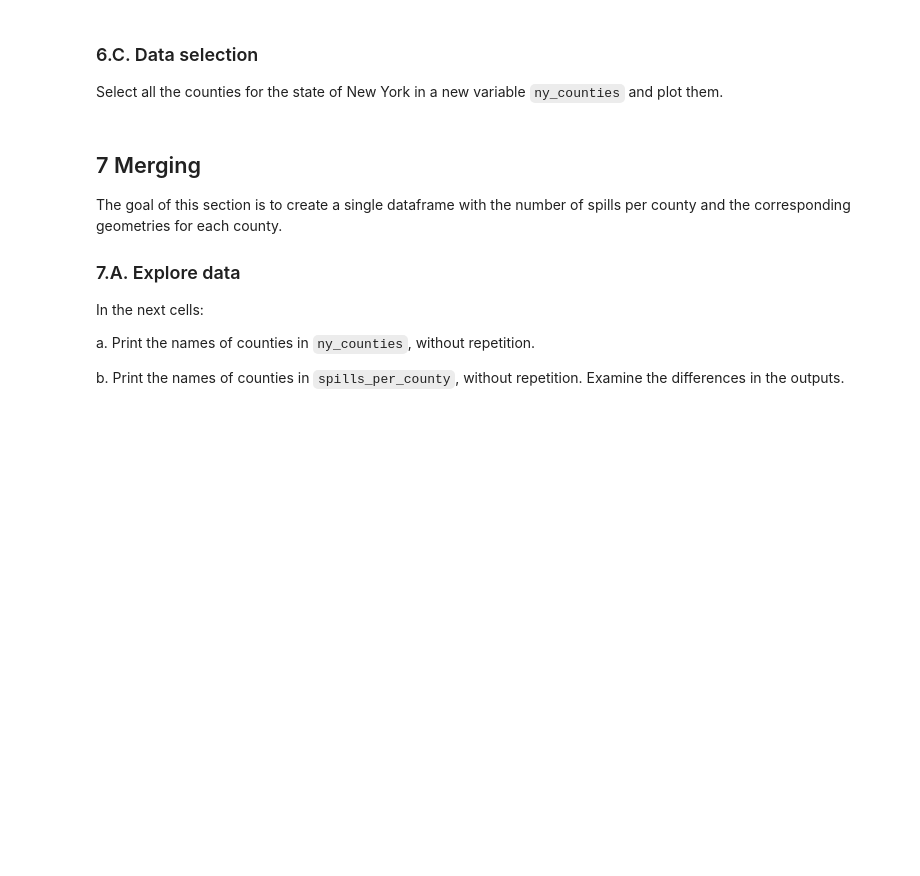
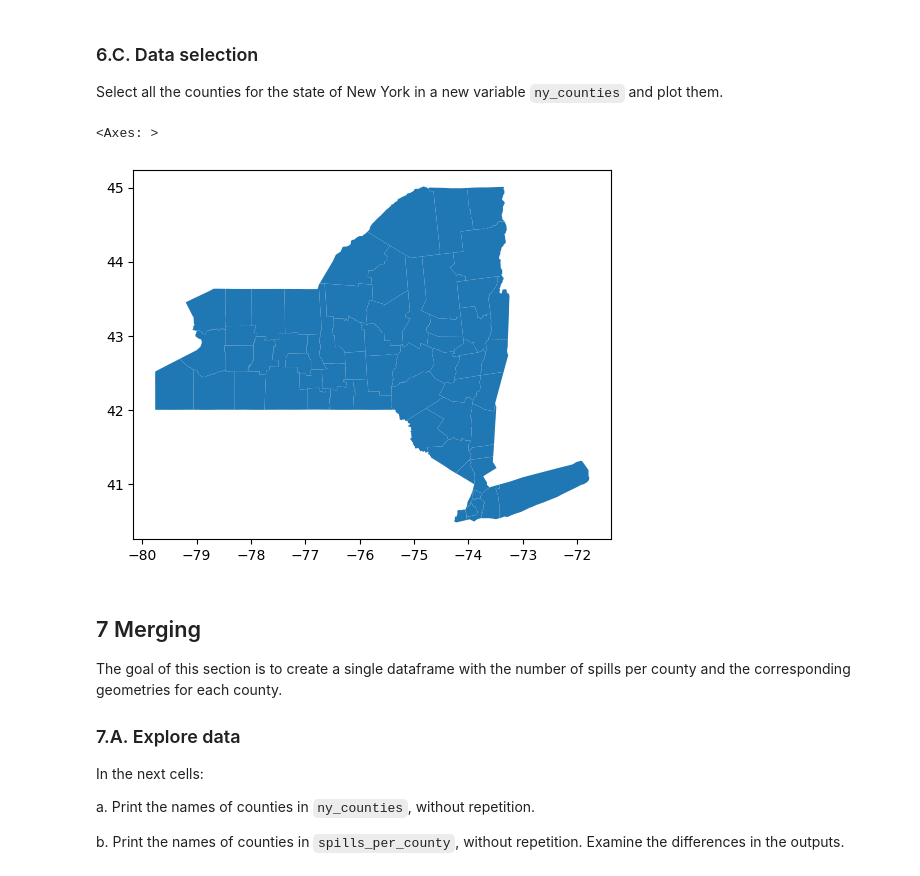
Before and after one commit to evajnewby/eds220-hwk3, a Jupyter notebook: hwk3-task2-oil-spills.ipynb, the cells around one changed output. Drawn from its saved outputs; the diff is of its cells as text; code cells hidden in the pictures; blank space fills up the shorter version.

```diff
--- a/hwk3-task2-oil-spills.ipynb
+++ b/hwk3-task2-oil-spills.ipynb
@@ -341,0 +384,10 @@ Simplify column names as needed.
+# %%
+# Simplify column names
+# Replace blank spaces
+counties.columns = counties.columns.str.replace(" ", "_")
+
+# Convert to lower case
+counties.columns = counties.columns.str.lower()
+
+# View changes
+counties.head(3)
@@ -348,3 +403,15 @@ Select all the counties for the state of New York in a new variable `ny_counties
+# %%
+# Subset counties in state of NY
+ny_counties = counties[counties['statefp'] == '36']
+
+# View subset
+ny_counties.head()
+
+# Plot
+ny_counties.plot()
+# %% [output]
+<Axes: >
+[figure, added]
 # %% [markdown]
 ## 7 Merging
 
```
Also changed, not shown: parts of 9 cells of this notebook.
